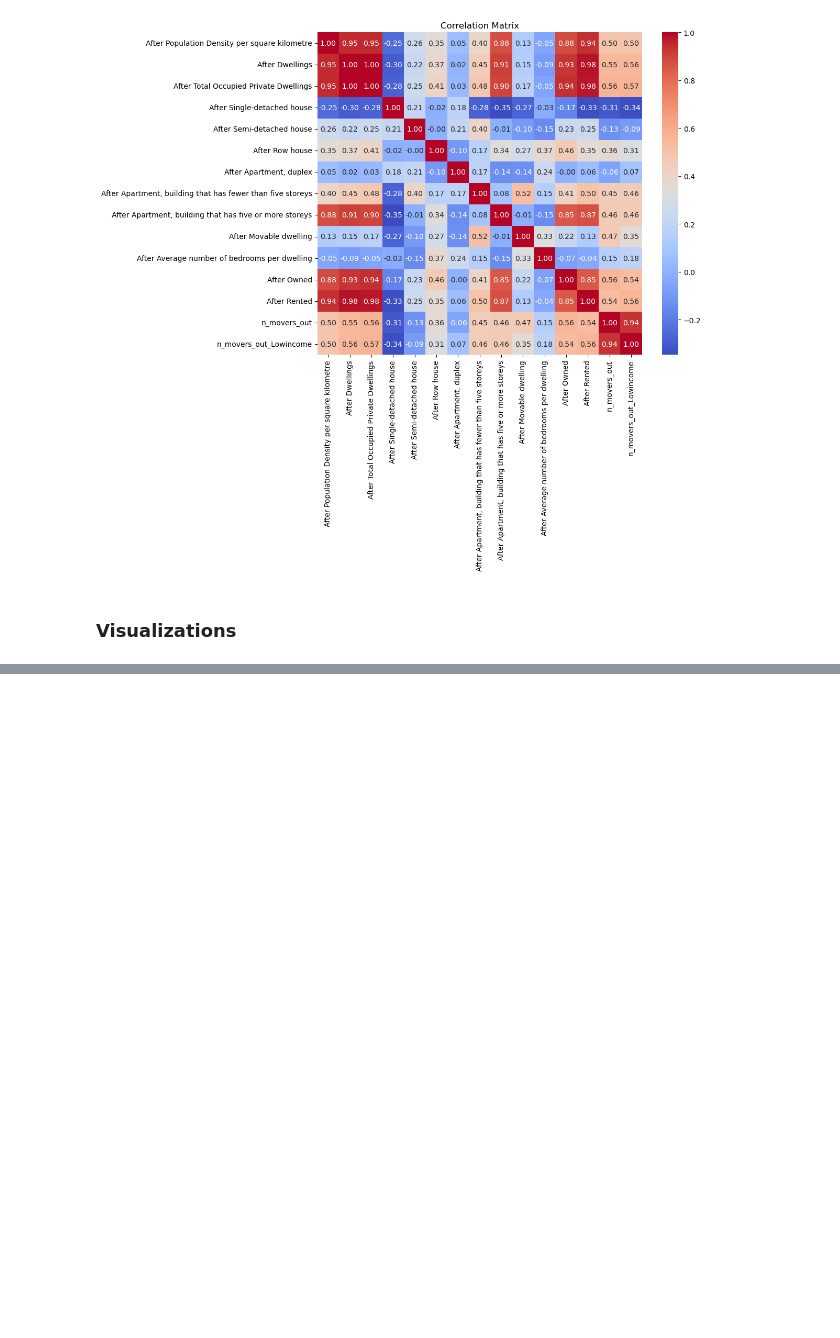
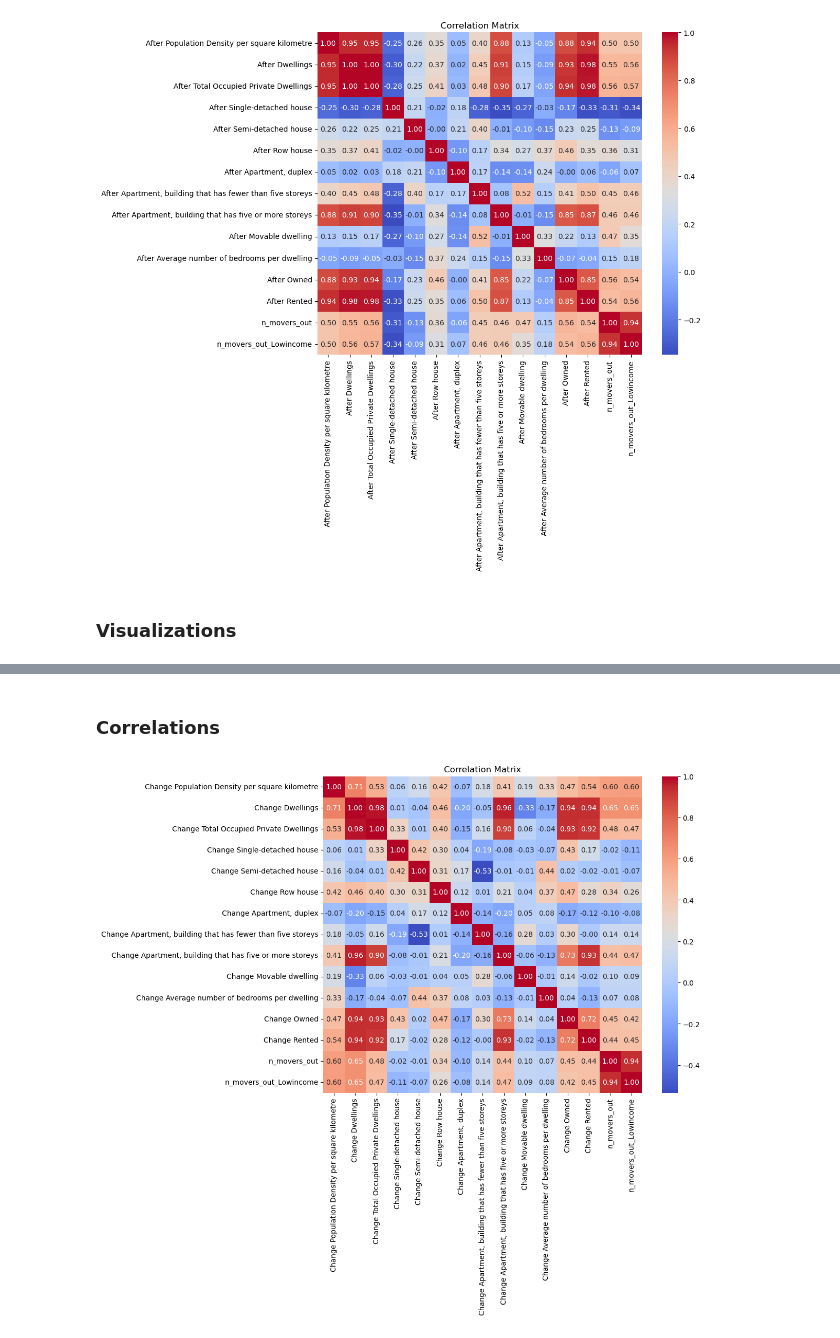
Before and after one commit to schoolofcities/tod-on-main, a Jupyter notebook: census-data-models/EDA/Dwelling_Characteristics_EDA.ipynb, the cells around one changed output, grey strips where cells are left out. Saved outputs shown, nothing was run; the diff lists cells and outputs as text; code cells hidden in the pictures; blank space fills up the shorter version.

```diff
--- a/census-data-models/EDA/Exploratory_Data_Analysis.ipynb
+++ b/census-data-models/EDA/Dwelling_Characteristics_EDA.ipynb
@@ -230,0 +245,2 @@ for col in after_df.columns:
+# %%
+change_df = after_combined_df - before_combied_df
@@ -230,0 +284,16 @@ for col in after_df.columns:
+# %% [markdown]
+### Correlations
+# %%
+temp_change_df = change_df.copy()
+# %%
+temp_change_df["n_movers_out"] = y1
+temp_change_df["n_movers_out_Lowincome"] = y2
+# %%
+c_corr = temp_change_df.corr()
+# %%
+plt.figure(figsize=(10, 8))
+sns.heatmap(c_corr, annot=True, cmap='coolwarm', fmt=".2f")
+plt.title("Correlation Matrix")
+plt.show()
+# %% [output]
+[figure, added]
```
Also changed, not shown: parts of 25 cells of this notebook, 6 other files.
